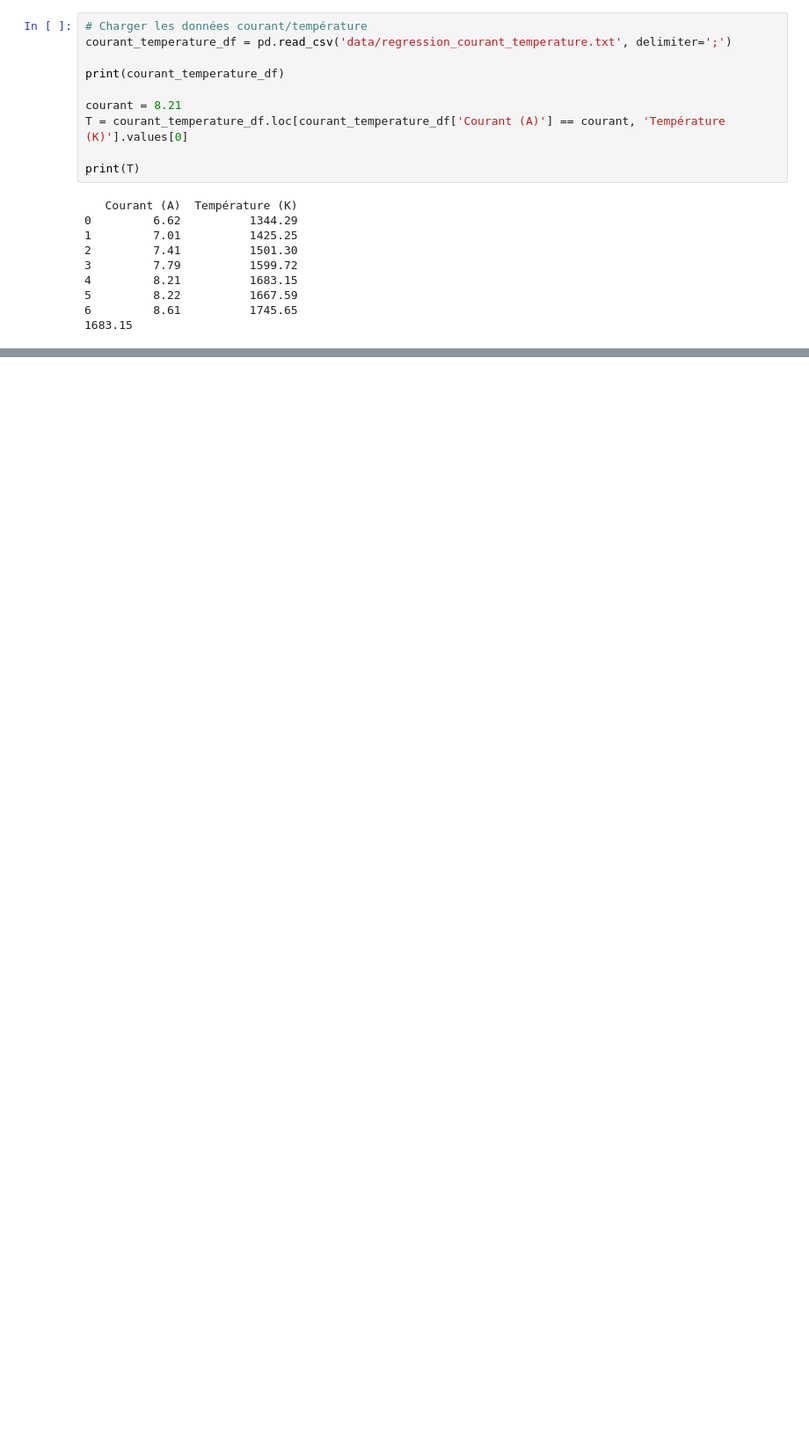
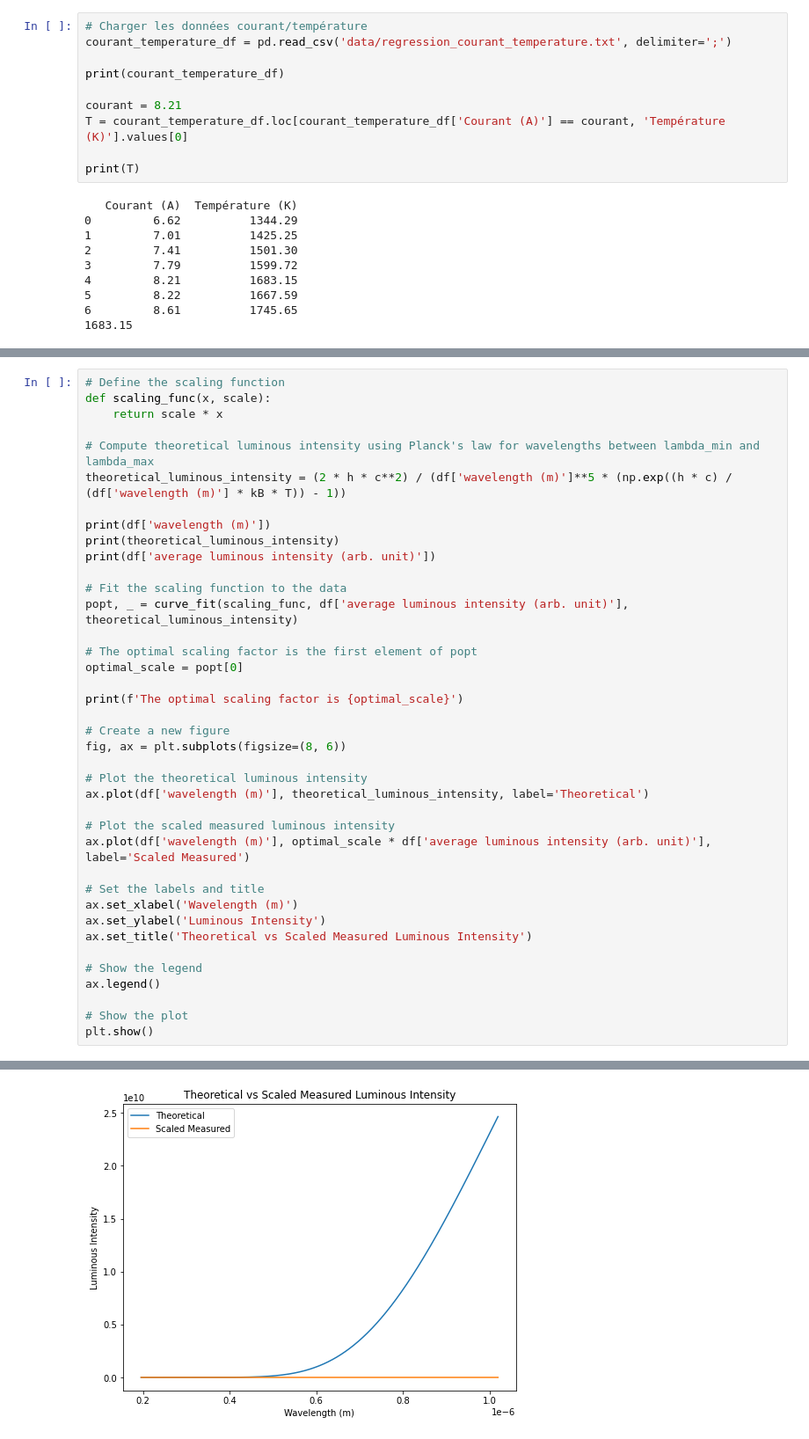
Before and after one commit to mboissiere/activites-experimentales, a Jupyter notebook: thermique.ipynb, the cells around one changed output, grey strips where cells are left out. Shown at 88% size. Cells and saved outputs as stored; diff of their text form; blank space fills up the shorter version.

Commit message:
Found scaling factor, characterized non-isotropic behavior

```diff
--- a/thermique.ipynb
+++ b/thermique.ipynb
@@ -128,0 +202,40 @@ FileNotFoundError: [Errno 2] No such file or directory: 'data/Courant701mA.txt'
+# %%
+# Define the scaling function
+def scaling_func(x, scale):
+    return scale * x
+
+# Compute theoretical luminous intensity using Planck's law for wavelengths between lambda_min and lambda_max
+theoretical_luminous_intensity = (2 * h * c**2) / (df['wavelength (m)']**5 * (np.exp((h * c) / (df['wavelength (m)'] * kB * T)) - 1))
+
+print(df['wavelength (m)'])
+print(theoretical_luminous_intensity)
+print(df['average luminous intensity (arb. unit)'])
+
+# Fit the scaling function to the data
+popt, _ = curve_fit(scaling_func, df['average luminous intensity (arb. unit)'], theoretical_luminous_intensity)
+
+# The optimal scaling factor is the first element of popt
+optimal_scale = popt[0]
+
+print(f'The optimal scaling factor is {optimal_scale}')
+
+# Create a new figure
+fig, ax = plt.subplots(figsize=(8, 6))
+
+# Plot the theoretical luminous intensity
+ax.plot(df['wavelength (m)'], theoretical_luminous_intensity, label='Theoretical')
+
+# Plot the scaled measured luminous intensity
+ax.plot(df['wavelength (m)'], optimal_scale * df['average luminous intensity (arb. unit)'], label='Scaled Measured')
+
+# Set the labels and title
+ax.set_xlabel('Wavelength (m)')
+ax.set_ylabel('Luminous Intensity')
+ax.set_title('Theoretical vs Scaled Measured Luminous Intensity')
+
+# Show the legend
+ax.legend()
+
+# Show the plot
+plt.show()
+# %% [output]
@@ -128,0 +259 @@ FileNotFoundError: [Errno 2] No such file or directory: 'data/Courant701mA.txt'
+[figure, added]
```
Also changed, not shown: parts of 10 cells of this notebook.
